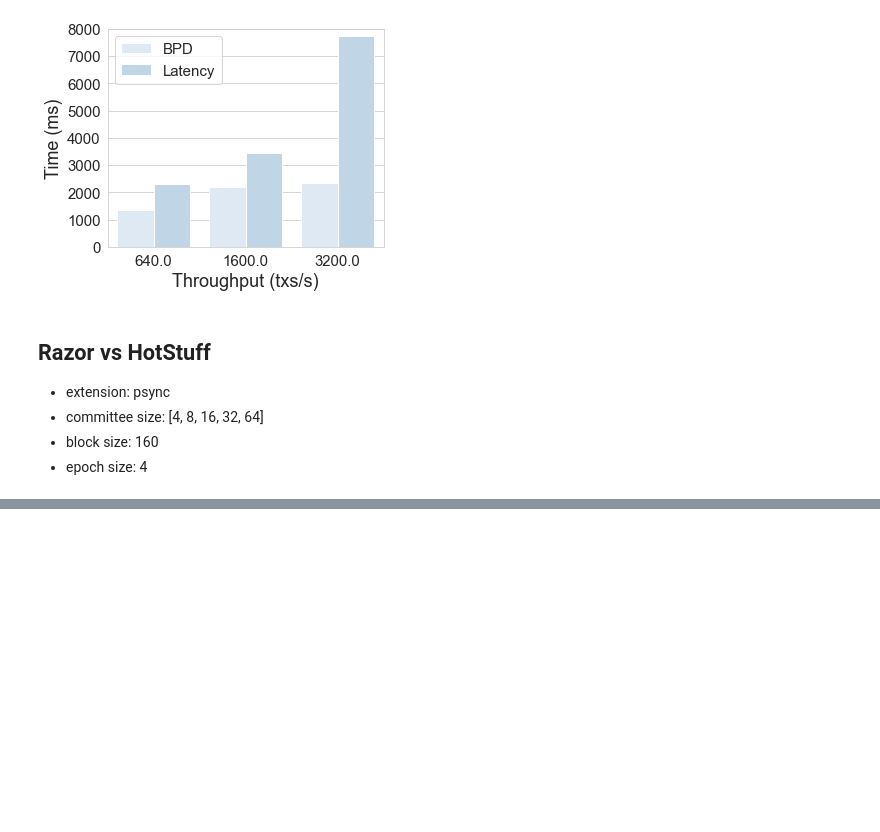
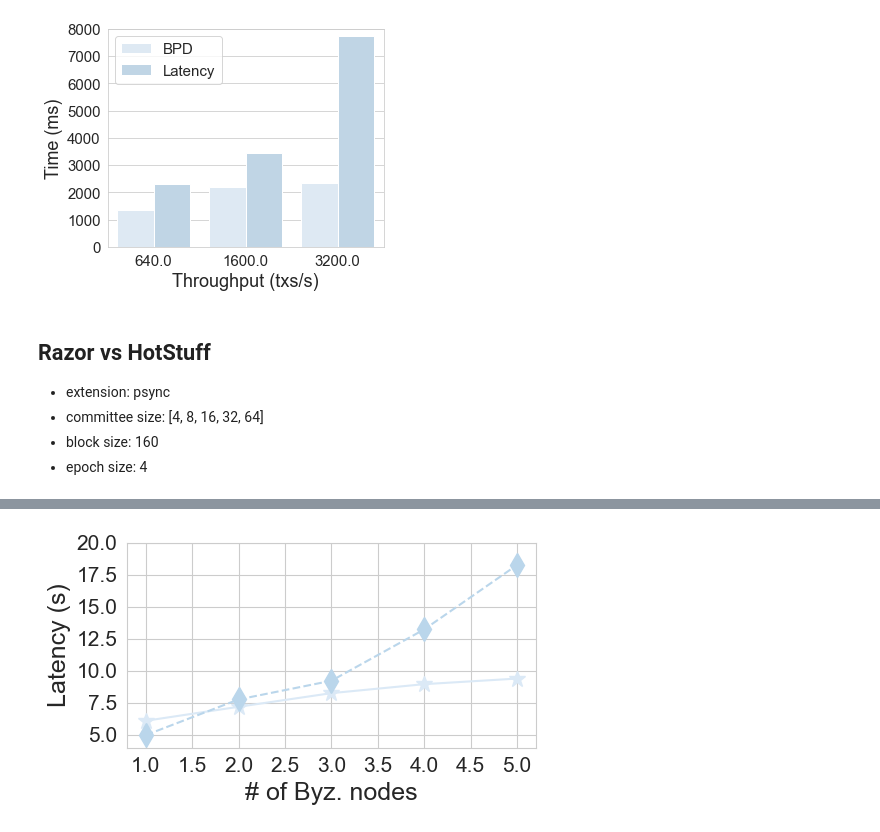
Before and after one commit to SebastianElvis/ebft, a Jupyter notebook: evaluation/analysis.ipynb, the cells around one changed output, grey strips where cells are left out. Saved outputs shown, nothing was run; the diff lists cells and outputs as text; code cells hidden in the pictures; blank space fills up the shorter version.

```diff
--- a/evaluation/analysis.ipynb
+++ b/evaluation/analysis.ipynb
@@ -606,0 +671,28 @@ plot_tps_latency_vs_hs(tps_latency_vs_df)
+# %%
+def plot_f_latency_vs_hs_fork():
+    plt.figure(figsize=(5, 3))
+
+    fs = [1,2,3,4,5]
+
+    ebft_data = [get_bamboo_exp_data('lbft', 16, f, 'fork', 400) for f in fs]
+    ebft_df = pd.DataFrame(ebft_data)
+    plt.plot(fs, ebft_df['latency']/1000, '-*', label='EBFT-PSync-Opt', markersize=12)
+
+    hs_data = [get_bamboo_exp_data('hotstuff', 16, f, 'fork', 400) for f in fs]
+    hs_df = pd.DataFrame(hs_data)
+    plt.plot(fs, hs_df['latency']/1000, '--d', label='Hotstuff', markersize=12)
+
+    plt.xticks(fontsize=15)
+    plt.yticks(fontsize=15)
+    plt.xlabel('# of Byz. nodes', fontsize=18)
+    plt.ylabel('Latency (s)', fontsize=18)
+    # plt.legend(fontsize=14, ncol=1)
+    plt.ylim([4, 20])
+
+    plt.tight_layout()
+    plt.savefig(PAPER_FIG_PATH / 'plot-f-latency-vs-hs-fork.pdf')
+    plt.show()
+
+plot_f_latency_vs_hs_fork()
+# %% [output]
+[figure, added]
```
Also changed, not shown: parts of 8 cells of this notebook, 1 other file.
